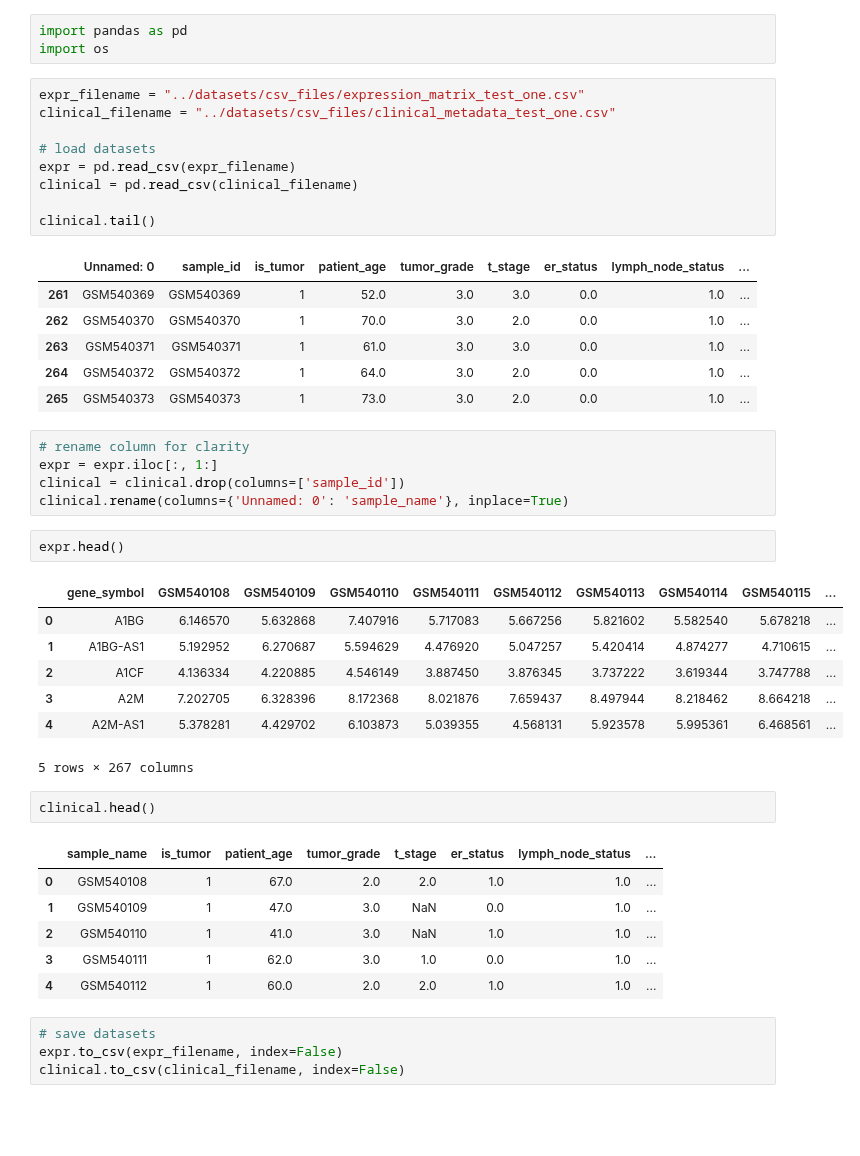
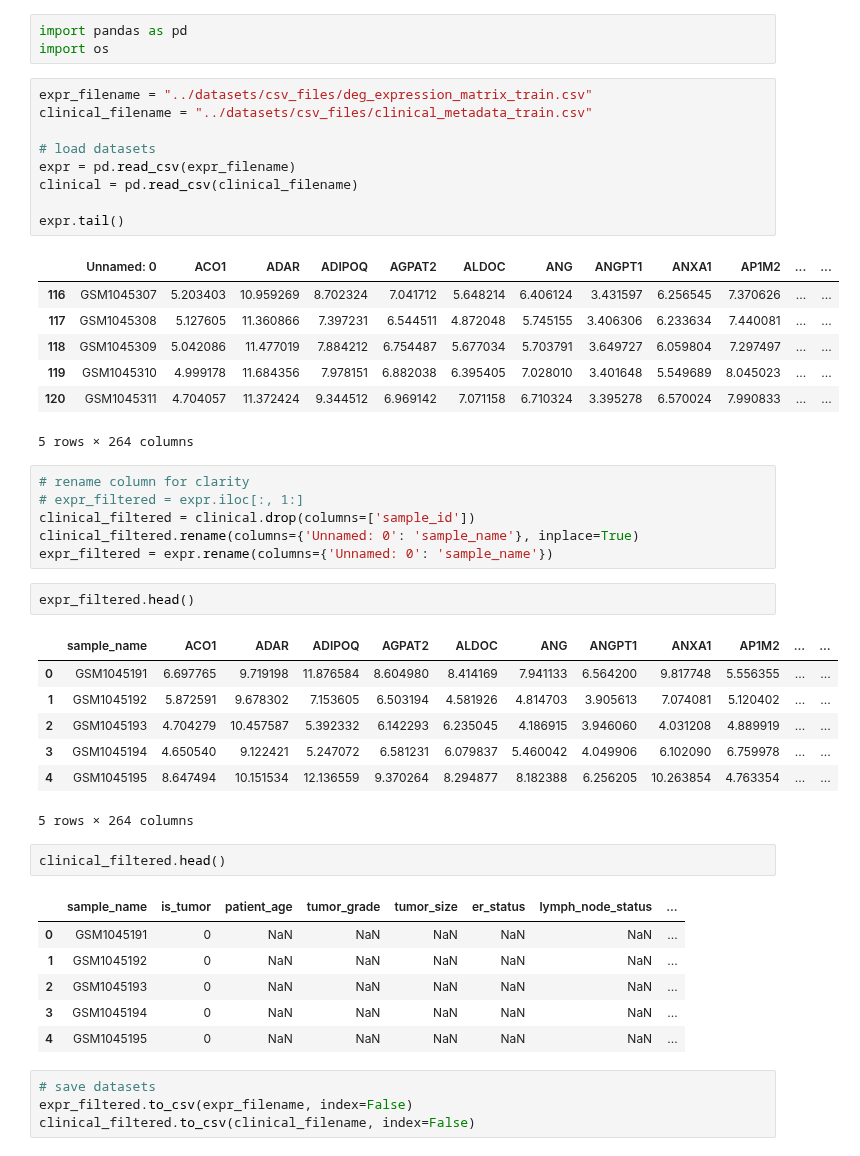
Before and after one commit to ramyap06/KongLab-ImmuneMLSurvivalAnalysis, a Jupyter notebook: src/clean_csv.ipynb, the cells around one changed output. Drawn from its saved outputs; the diff is of its cells as text; blank space fills up the shorter version.

Commit message:
preprocessed all test datasets, fit training data to RSF model

```diff
--- a/src/clean_csv.ipynb
+++ b/src/clean_csv.ipynb
@@ -2,46 +2,48 @@
 import pandas as pd
 import os
 # %%
-expr_filename = "../datasets/csv_files/expression_matrix_test_one.csv"
-clinical_filename = "../datasets/csv_files/clinical_metadata_test_one.csv"
+expr_filename = "../datasets/csv_files/deg_expression_matrix_train.csv"
+clinical_filename = "../datasets/csv_files/clinical_metadata_train.csv"
 
 # load datasets
 expr = pd.read_csv(expr_filename)
 clinical = pd.read_csv(clinical_filename)
 
-clinical.tail()
+expr.tail()
 # %% [output]
-|  | Unnamed: 0 | sample_id | is_tumor | patient_age | tumor_grade | t_stage | er_status | lymph_node_status | ... |
-| 261 | GSM540369 | GSM540369 | 1 | 52.0 | 3.0 | 3.0 | 0.0 | 1.0 | ... |
-| 262 | GSM540370 | GSM540370 | 1 | 70.0 | 3.0 | 2.0 | 0.0 | 1.0 | ... |
-| 263 | GSM540371 | GSM540371 | 1 | 61.0 | 3.0 | 3.0 | 0.0 | 1.0 | ... |
-| 264 | GSM540372 | GSM540372 | 1 | 64.0 | 3.0 | 2.0 | 0.0 | 1.0 | ... |
-| 265 | GSM540373 | GSM540373 | 1 | 73.0 | 3.0 | 2.0 | 0.0 | 1.0 | ... |
+|  | Unnamed: 0 | ACO1 | ADAR | ADIPOQ | AGPAT2 | ALDOC | ANG | ANGPT1 | ANXA1 | AP1M2 | ... | ... |
+| 116 | GSM1045307 | 5.203403 | 10.959269 | 8.702324 | 7.041712 | 5.648214 | 6.406124 | 3.431597 | 6.256545 | 7.370626 | ... | ... |
+| 117 | GSM1045308 | 5.127605 | 11.360866 | 7.397231 | 6.544511 | 4.872048 | 5.745155 | 3.406306 | 6.233634 | 7.440081 | ... | ... |
+| 118 | GSM1045309 | 5.042086 | 11.477019 | 7.884212 | 6.754487 | 5.677034 | 5.703791 | 3.649727 | 6.059804 | 7.297497 | ... | ... |
+| 119 | GSM1045310 | 4.999178 | 11.684356 | 7.978151 | 6.882038 | 6.395405 | 7.028010 | 3.401648 | 5.549689 | 8.045023 | ... | ... |
+| 120 | GSM1045311 | 4.704057 | 11.372424 | 9.344512 | 6.969142 | 7.071158 | 6.710324 | 3.395278 | 6.570024 | 7.990833 | ... | ... |
+5 rows × 264 columns
 # %%
 # rename column for clarity
-expr = expr.iloc[:, 1:]
-clinical = clinical.drop(columns=['sample_id'])
-clinical.rename(columns={'Unnamed: 0': 'sample_name'}, inplace=True)
+# expr_filtered = expr.iloc[:, 1:]
+clinical_filtered = clinical.drop(columns=['sample_id'])
+clinical_filtered.rename(columns={'Unnamed: 0': 'sample_name'}, inplace=True)
+expr_filtered = expr.rename(columns={'Unnamed: 0': 'sample_name'})
 # %%
-expr.head()
+expr_filtered.head()
 # %% [output]
-|  | gene_symbol | GSM540108 | GSM540109 | GSM540110 | GSM540111 | GSM540112 | GSM540113 | GSM540114 | GSM540115 | ... |
-| 0 | A1BG | 6.146570 | 5.632868 | 7.407916 | 5.717083 | 5.667256 | 5.821602 | 5.582540 | 5.678218 | ... |
-| 1 | A1BG-AS1 | 5.192952 | 6.270687 | 5.594629 | 4.476920 | 5.047257 | 5.420414 | 4.874277 | 4.710615 | ... |
-| 2 | A1CF | 4.136334 | 4.220885 | 4.546149 | 3.887450 | 3.876345 | 3.737222 | 3.619344 | 3.747788 | ... |
-| 3 | A2M | 7.202705 | 6.328396 | 8.172368 | 8.021876 | 7.659437 | 8.497944 | 8.218462 | 8.664218 | ... |
-| 4 | A2M-AS1 | 5.378281 | 4.429702 | 6.103873 | 5.039355 | 4.568131 | 5.923578 | 5.995361 | 6.468561 | ... |
+|  | sample_name | ACO1 | ADAR | ADIPOQ | AGPAT2 | ALDOC | ANG | ANGPT1 | ANXA1 | AP1M2 | ... | ... |
+| 0 | GSM1045191 | 6.697765 | 9.719198 | 11.876584 | 8.604980 | 8.414169 | 7.941133 | 6.564200 | 9.817748 | 5.556355 | ... | ... |
+| 1 | GSM1045192 | 5.872591 | 9.678302 | 7.153605 | 6.503194 | 4.581926 | 4.814703 | 3.905613 | 7.074081 | 5.120402 | ... | ... |
+| 2 | GSM1045193 | 4.704279 | 10.457587 | 5.392332 | 6.142293 | 6.235045 | 4.186915 | 3.946060 | 4.031208 | 4.889919 | ... | ... |
+| 3 | GSM1045194 | 4.650540 | 9.122421 | 5.247072 | 6.581231 | 6.079837 | 5.460042 | 4.049906 | 6.102090 | 6.759978 | ... | ... |
+| 4 | GSM1045195 | 8.647494 | 10.151534 | 12.136559 | 9.370264 | 8.294877 | 8.182388 | 6.256205 | 10.263854 | 4.763354 | ... | ... |
-5 rows × 267 columns
+5 rows × 264 columns
 # %%
-clinical.head()
+clinical_filtered.head()
 # %% [output]
-|  | sample_name | is_tumor | patient_age | tumor_grade | t_stage | er_status | lymph_node_status | ... |
-| 0 | GSM540108 | 1 | 67.0 | 2.0 | 2.0 | 1.0 | 1.0 | ... |
-| 1 | GSM540109 | 1 | 47.0 | 3.0 | NaN | 0.0 | 1.0 | ... |
-| 2 | GSM540110 | 1 | 41.0 | 3.0 | NaN | 1.0 | 1.0 | ... |
-| 3 | GSM540111 | 1 | 62.0 | 3.0 | 1.0 | 0.0 | 1.0 | ... |
-| 4 | GSM540112 | 1 | 60.0 | 2.0 | 2.0 | 1.0 | 1.0 | ... |
+|  | sample_name | is_tumor | patient_age | tumor_grade | tumor_size | er_status | lymph_node_status | ... |
+| 0 | GSM1045191 | 0 | NaN | NaN | NaN | NaN | NaN | ... |
+| 1 | GSM1045192 | 0 | NaN | NaN | NaN | NaN | NaN | ... |
+| 2 | GSM1045193 | 0 | NaN | NaN | NaN | NaN | NaN | ... |
+| 3 | GSM1045194 | 0 | NaN | NaN | NaN | NaN | NaN | ... |
+| 4 | GSM1045195 | 0 | NaN | NaN | NaN | NaN | NaN | ... |
 # %%
 # save datasets
-expr.to_csv(expr_filename, index=False)
-clinical.to_csv(clinical_filename, index=False)
+expr_filtered.to_csv(expr_filename, index=False)
+clinical_filtered.to_csv(clinical_filename, index=False)
```
Also changed, not shown: 13 other files.
